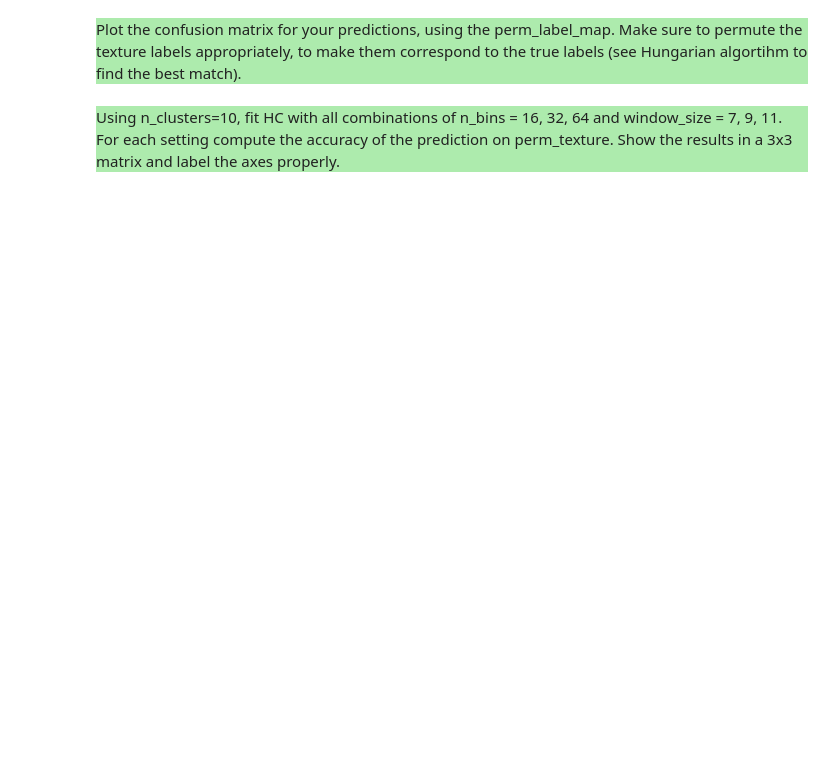
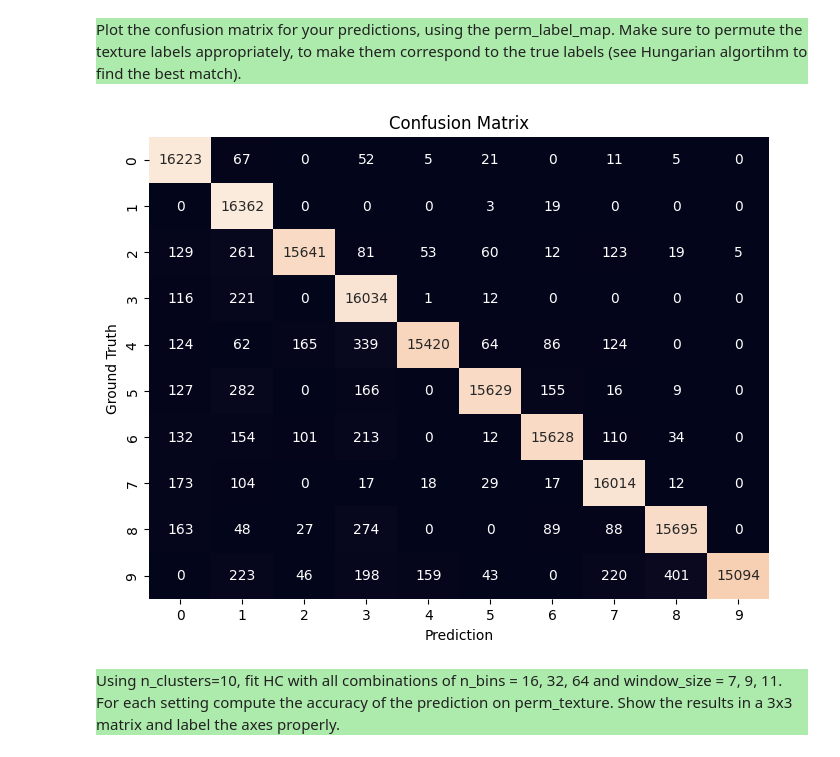
Before and after one commit to marvin-koch/slt-ce-1, a Jupyter notebook: slt-ce-2/slt-ce-2.ipynb, the cells around one changed output. Drawn from its saved outputs; the diff is of its cells as text; code cells hidden in the pictures; blank space fills up the shorter version.

```diff
--- a/slt-ce-2/slt-ce-2.ipynb
+++ b/slt-ce-2/slt-ce-2.ipynb
@@ -236,3 +407,50 @@ predicted_perm_label_map = HC.predict(perm_texture)
+# %%
+# Confusion matrix
+
+import numpy as np
+import seaborn as sns
+
+import numpy as np
+
+def correspondance(given_map, predict_map, n_clusters):
+    given_flat = given_map.ravel()
+    predict_flat = predict_map.ravel()
+
+    common_counts = np.zeros((n_clusters, n_clusters), dtype=int)
+
+    for pred_cluster in range(n_clusters):
+        for given_cluster in range(n_clusters):
+            common_indices = np.intersect1d(np.where(predict_flat == pred_cluster)[0],
+                                            np.where(given_flat == given_cluster)[0])
+            common_counts[pred_cluster, given_cluster] = len(common_indices)
+
+    mapping = {pred_cluster: np.argmax(common_counts[pred_cluster]) for pred_cluster in range(n_clusters)}
+    new_predict_flat = np.vectorize(mapping.get)(predict_flat)
+    new_predict_map = new_predict_flat.reshape(predict_map.shape)
+    return new_predict_map, mapping
+
+
+    # Apply the mapping to change the colors of the predicted map
+    new_predict_map_flat = np.vectorize(mapping.get)(predict_map_flat)
+    new_predict_map = new_predict_map_flat.reshape(predict_map.shape)
+
+    return new_predict_map, mapping
+
+matched_preds = correspondance(perm_label_map, predicted_perm_label_map, 10)[0]
+
+from sklearn.metrics import confusion_matrix, accuracy_score
+y_true = np.array(np.reshape(perm_label_map, (-1,)), dtype=int)
+y_pred = np.array(np.reshape(matched_preds, (-1,)), dtype=int)
+conf_matrix = confusion_matrix(y_true, y_pred)
+
+plt.figure(figsize=(8, 6))
+sns.heatmap(conf_matrix, annot=True, fmt='d', cbar=False)
+plt.xlabel('Prediction')
+plt.ylabel('Ground Truth')
+plt.title('Confusion Matrix')
+plt.show()
+# %% [output]
+[figure, added]
 # %% [markdown]
 <p style="background-color:#adebad;">
     Using n_clusters=10, fit HC with all combinations of n_bins = 16, 32, 64 and window_size = 7, 9, 11.
```
Also changed, not shown: parts of 8 cells of this notebook.
